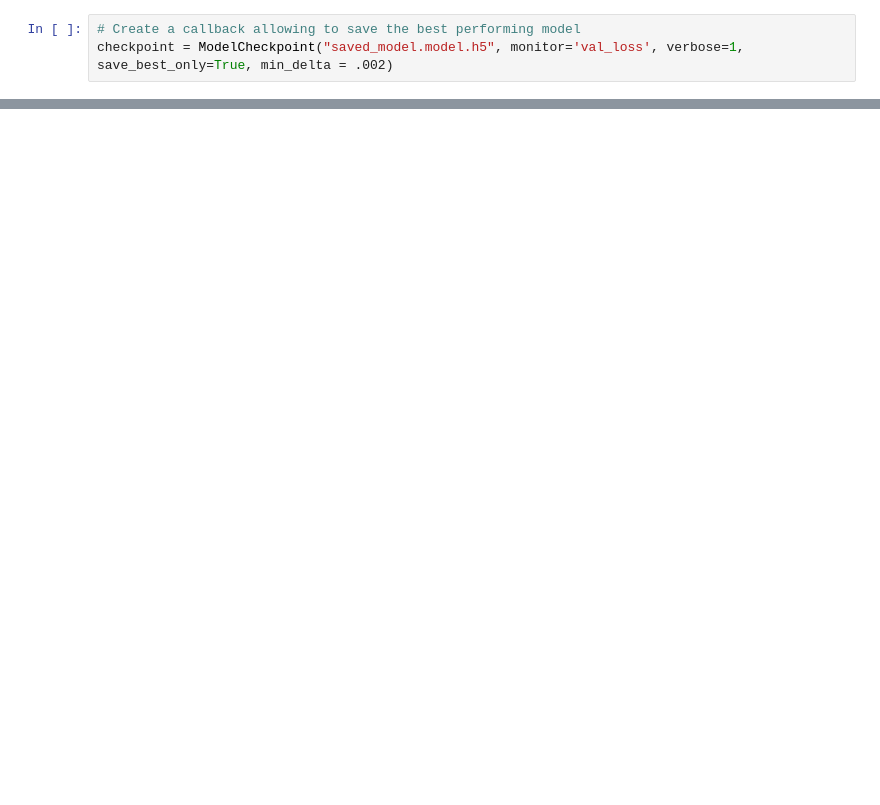
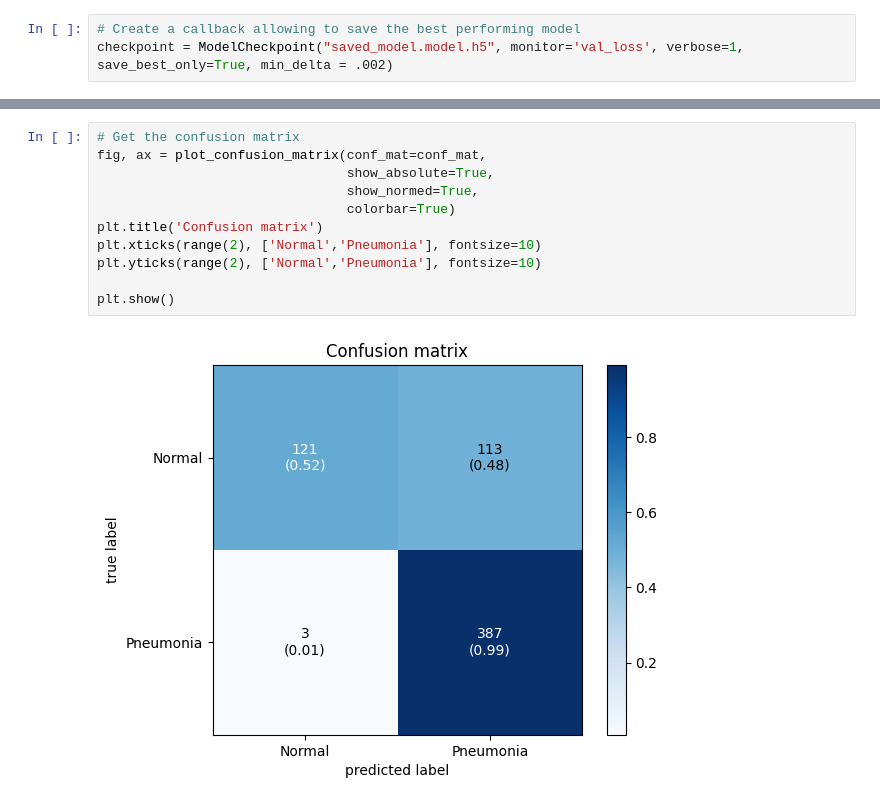
Before and after one commit to biistoufleex/Zoidbergb, a Jupyter notebook: old_versions/zoidberg1.ipynb, the cells around one changed output, grey strips where cells are left out. Drawn from its saved outputs; the diff is of its cells as text; blank space fills up the shorter version.

```diff
--- a/old_versions/zoidberg1.ipynb
+++ b/old_versions/zoidberg1.ipynb
@@ -235,0 +299,13 @@ This image most likely belongs to NORMAL with a 89.60 percent confidence.
+# %%
+# Get the confusion matrix
+fig, ax = plot_confusion_matrix(conf_mat=conf_mat,
+                                show_absolute=True,
+                                show_normed=True,
+                                colorbar=True)
+plt.title('Confusion matrix')
+plt.xticks(range(2), ['Normal','Pneumonia'], fontsize=10)
+plt.yticks(range(2), ['Normal','Pneumonia'], fontsize=10)
+
+plt.show()
+# %% [output]
+[figure, added]
```
Also changed, not shown: parts of 11 cells of this notebook, 30 other files.
